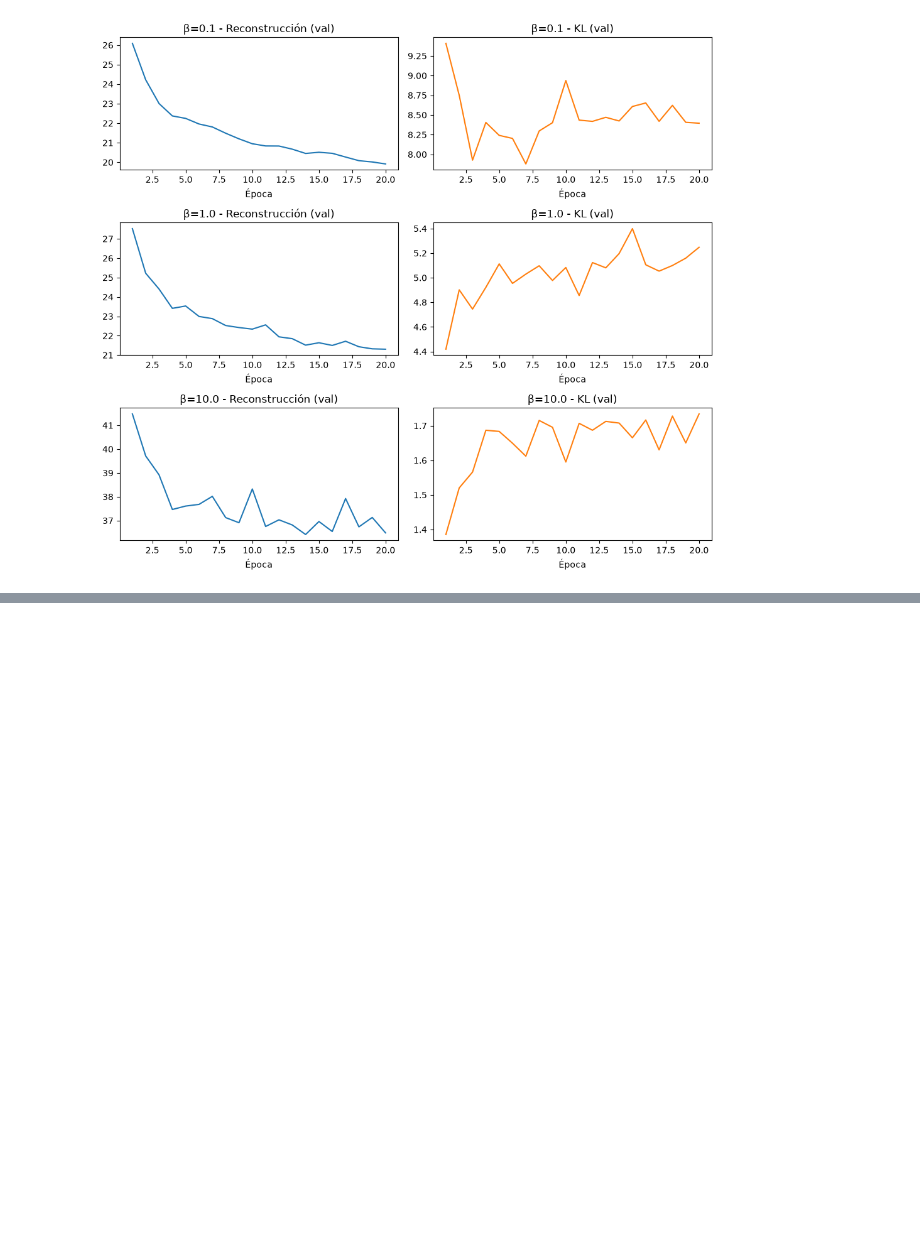
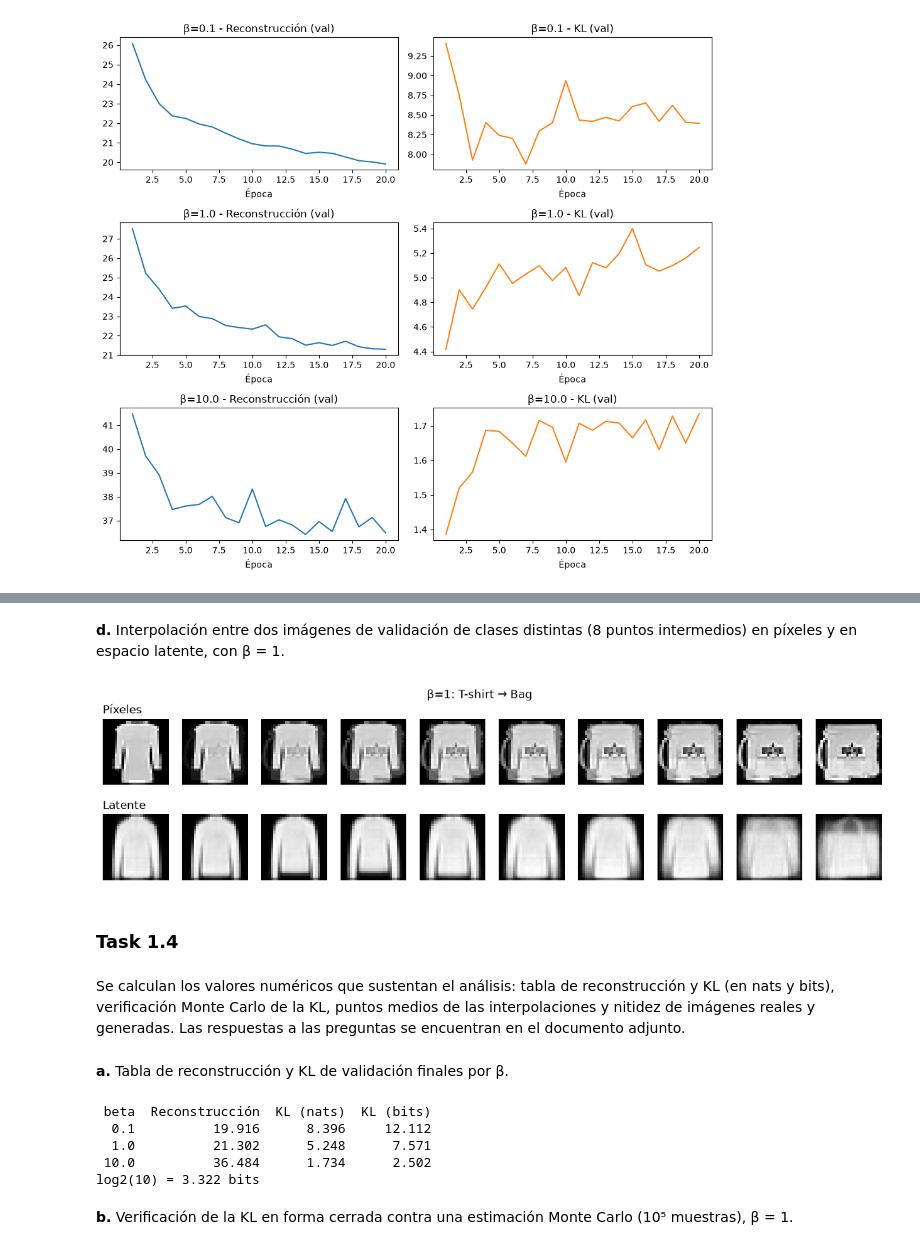
Before and after one commit to JuanDsm04/dl-lab9, a Jupyter notebook: 01-task1-vae-fashion-mnist.ipynb, the cells around one changed output, grey strips where cells are left out. Drawn from its saved outputs; the diff is of its cells as text; code cells hidden in the pictures; blank space fills up the shorter version.

```diff
--- a/01-task1-vae-fashion-mnist.ipynb
+++ b/01-task1-vae-fashion-mnist.ipynb
@@ -128,0 +186,51 @@ beta=10.0: recon=36.48, KL=1.73
+# %% [markdown]
+**d.** Interpolación entre dos imágenes de validación de clases distintas (8 puntos intermedios) en píxeles y en espacio latente, con β = 1.
+# %%
+# d. Interpolación entre dos imágenes de clases distintas (beta = 1)
+ia = 0
+ib = int((y_val != y_val[ia]).nonzero()[0])
+xa, xb = x_val[ia:ia + 1], x_val[ib:ib + 1]
+alphas = torch.linspace(0, 1, 10, device=device).view(-1, 1)  # extremos + 8 intermedios
+
+# Espacio de píxeles
+interp_pix = (1 - alphas) * xa + alphas * xb
+# Espacio latente (sobre las medias mu)
+with torch.no_grad():
+    mu_a, _ = models[1.0].encode(xa)
+    mu_b, _ = models[1.0].encode(xb)
+    interp_lat = models[1.0].dec((1 - alphas) * mu_a + alphas * mu_b)
+
+fig, axs = plt.subplots(2, 10, figsize=(15, 3.4))
+for j in range(10):
+    axs[0, j].imshow(interp_pix[j].view(28, 28).cpu(), cmap="gray")
+    axs[1, j].imshow(interp_lat[j].view(28, 28).cpu(), cmap="gray")
+    axs[0, j].axis("off"); axs[1, j].axis("off")
+axs[0, 0].set_title("Píxeles", loc="left"); axs[1, 0].set_title("Latente", loc="left")
+plt.suptitle(f"β=1: {class_names[int(y_val[ia])]} → {class_names[int(y_val[ib])]}")
+plt.show()
+# %% [output]
+[figure, added]
+# %% [markdown]
+### Task 1.4
+# %% [markdown]
+Se calculan los valores numéricos que sustentan el análisis: tabla de reconstrucción y KL (en nats y bits), verificación Monte Carlo de la KL, puntos medios de las interpolaciones y nitidez de imágenes reales y generadas. Las respuestas a las preguntas se encuentran en el documento adjunto.
+# %% [markdown]
+**a.** Tabla de reconstrucción y KL de validación finales por β.
+# %%
+# a. Tabla final: reconstrucción, KL (nats y bits) y referencia log2(10)
+tabla = pd.DataFrame({
+    "beta": beta_values,
+    "Reconstrucción": [history[b]["val_recon"][-1] for b in beta_values],
+    "KL (nats)": [history[b]["val_kl"][-1] for b in beta_values],
+})
+tabla["KL (bits)"] = tabla["KL (nats)"] / math.log(2)
+print(tabla.round(3).to_string(index=False))
+print("log2(10) =", round(math.log2(10), 3), "bits")
+# %% [output]
+ beta  Reconstrucción  KL (nats)  KL (bits)
+  0.1          19.916      8.396     12.112
+  1.0          21.302      5.248      7.571
+ 10.0          36.484      1.734      2.502
+log2(10) = 3.322 bits
+# %% [markdown]
+**b.** Verificación de la KL en forma cerrada contra una estimación Monte Carlo (10⁵ muestras), β = 1.
```
Also changed, not shown: parts of 13 cells of this notebook.
